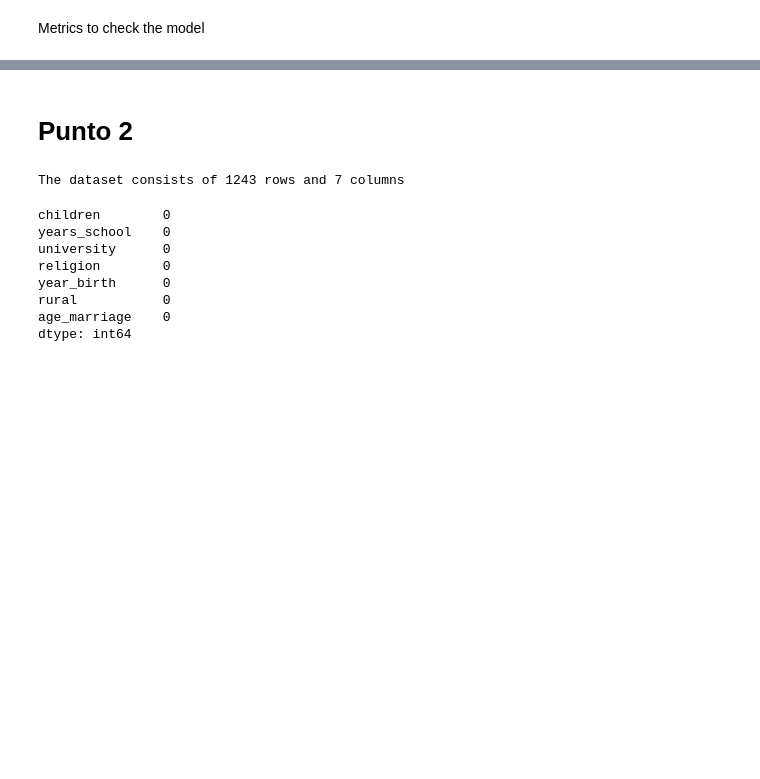
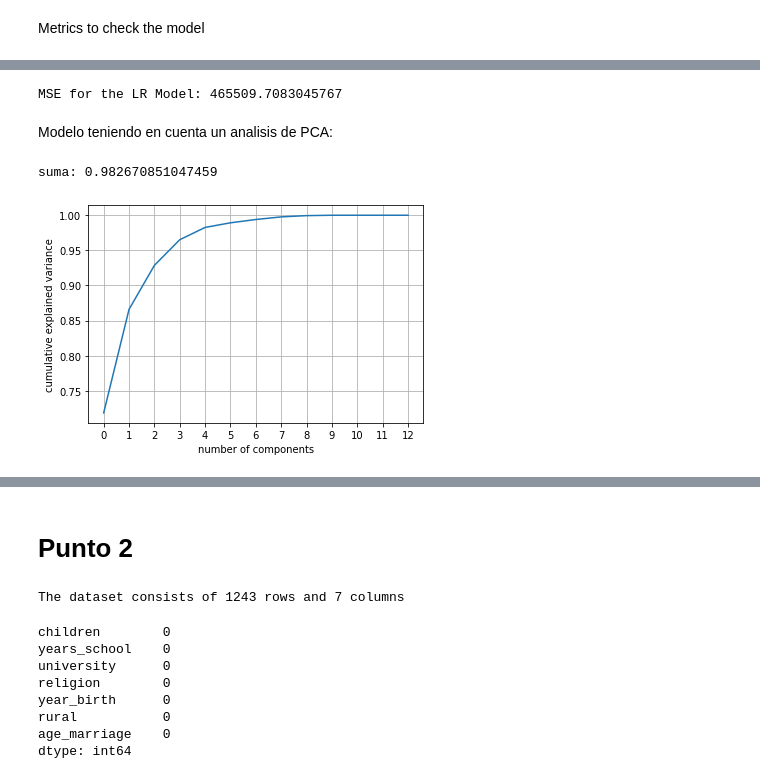
Before and after one commit to suribe06/Statistics, a Jupyter notebook: taller3.ipynb, the cells around one changed output, grey strips where cells are left out. Drawn from its saved outputs; the diff is of its cells as text; code cells hidden in the pictures; blank space fills up the shorter version.

```diff
--- a/taller3.ipynb
+++ b/taller3.ipynb
@@ -110,10 +110,6 @@ sns.heatmap(corr_matrix, square=True, annot=True, ax=ax)
 plt.show()
 # %% [output]
 [figure]
-# %%
-for col in df.columns:
-    col_mean = df[col].mean()
-    df[col] = df[col] - col_mean
 # %% [markdown]
 Normality Test for the data
 # %%
@@ -175,0 +141,3 @@ scaler = StandardScaler()
+# %%
+# Agregando una columna de unos para el intercepto
+df = sm.add_constant(df)
@@ -277,0 +388,28 @@ MSE del modelo con variables seleccionadas: 500367.1409852923
+# %%
+y_test_pred = model.predict(X_test)
+mse = mean_squared_error(y_test, y_test_pred)
+print(f'MSE for the LR Model: {mse}')
+# %% [output]
+MSE for the LR Model: 465509.7083045767
+# %% [markdown]
+Modelo teniendo en cuenta un analisis de PCA:
+# %%
+from sklearn.decomposition import PCA
+
+pca = PCA(n_components=13)
+pca.fit(df.drop(['salary'], axis=1))
+X_pca = pca.fit_transform(df.drop(['salary'], axis=1))
+
+expl = pca.explained_variance_ratio_
+print('suma:',sum(expl[0:5]))
+
+plt.plot(np.cumsum(pca.explained_variance_ratio_))
+plt.xlabel('number of components')
+plt.xticks(np.arange(0, df.shape[1]-1, 1.0))
+
+plt.ylabel('cumulative explained variance')
+plt.grid()
+plt.show()
+# %% [output]
+suma: 0.982670851047459
+[figure, added]
```
Also changed, not shown: parts of 34 cells of this notebook.
